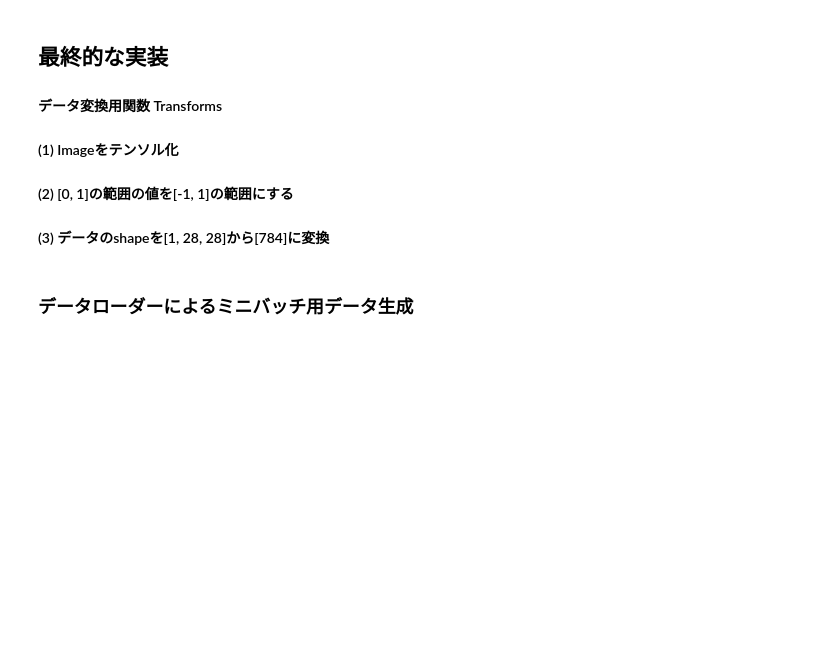
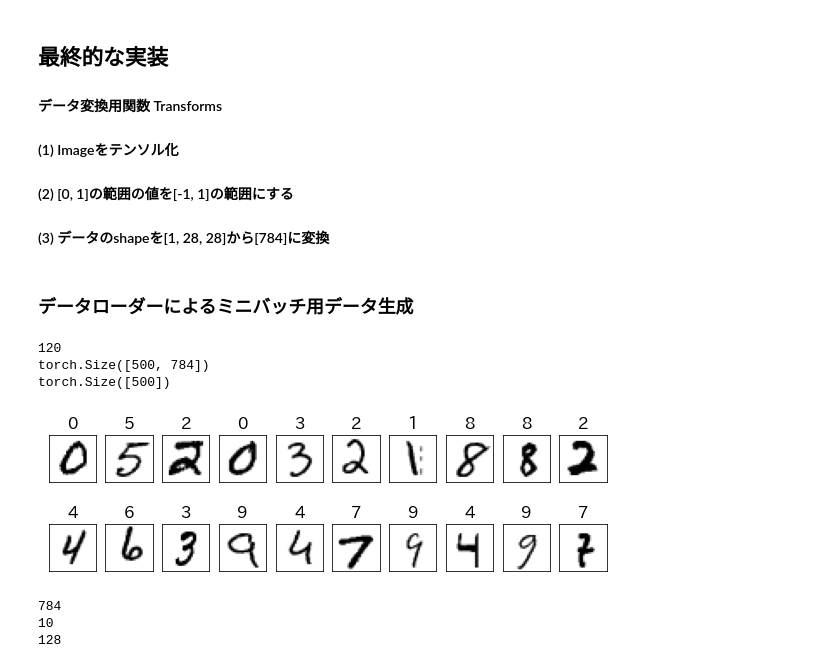
Before and after one commit to newstage75/ML_study, a Jupyter notebook: 最短Pytorch/８章MNISTを使った数字認識.ipynb, the cells around one changed output. Drawn from its saved outputs; the diff is of its cells as text; code cells hidden in the pictures; blank space fills up the shorter version.

```diff
--- a/最短Pytorch/８章MNISTを使った数字認識.ipynb
+++ b/最短Pytorch/８章MNISTを使った数字認識.ipynb
@@ -249,3 +284,55 @@ train_loader = DataLoader(
 test_loader = DataLoader(
     train_set, batch_size = batch_size,
     shuffle = False)
+# %%
+#何組のデータが取得できるか
+print(len(train_loader))
+
+#DataLoarderから最初の1セットを取得する
+for images, labels in train_loader:
+  break
+
+print(images.shape)
+print(labels.shape)
+# %% [output]
+120
+torch.Size([500, 784])
+torch.Size([500])
+# %%
+#イメージ表示
+plt.figure(figsize=(10, 3))
+for i in range(20):
+  ax = plt.subplot(2, 10, i+1)
+
+  #numpyに変換
+  image = images[i].numpy()
+  label = labels[i]
+
+  #imgの範囲を[0, 1]に戻す
+  image2 = (image + 1)/2
+  #イメージ表示
+  plt.imshow(image2.reshape(28, 28), cmap='gray_r')
+  ax.set_title(f'{label}')
+  ax.get_xaxis().set_visible(False)
+  ax.get_yaxis().set_visible(False)
+plt.show()
+# %% [output]
+[figure, added]
+# %%
+#モデル定義
+n_input = image.shape[0]
+
+#出力次元数
+n_output = len(set(list(labels.data.numpy())))
+
+#隠れ層のノード数
+n_hidden = 128
+
+#結果確認
+print(n_input)
+print(n_output)
+print(n_hidden)
+# %% [output]
+784
+10
+128
```
Also changed, not shown: parts of 15 cells of this notebook.
